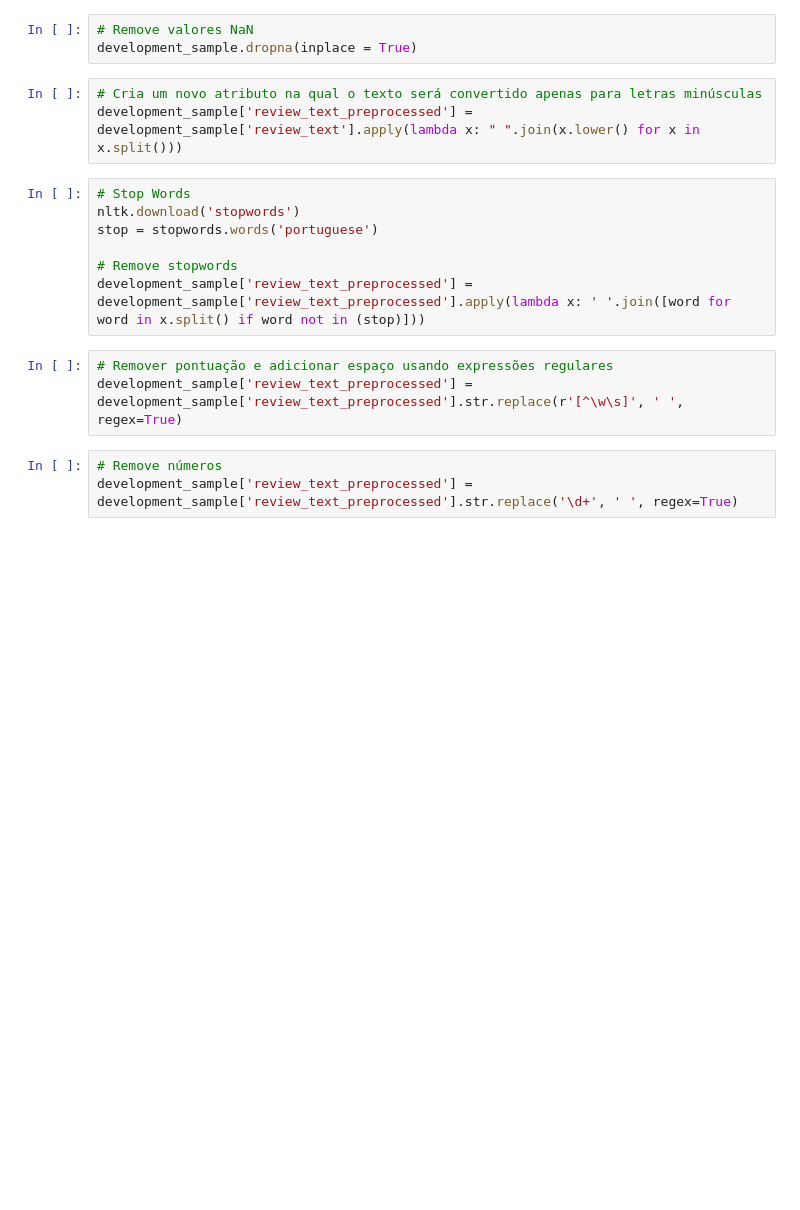
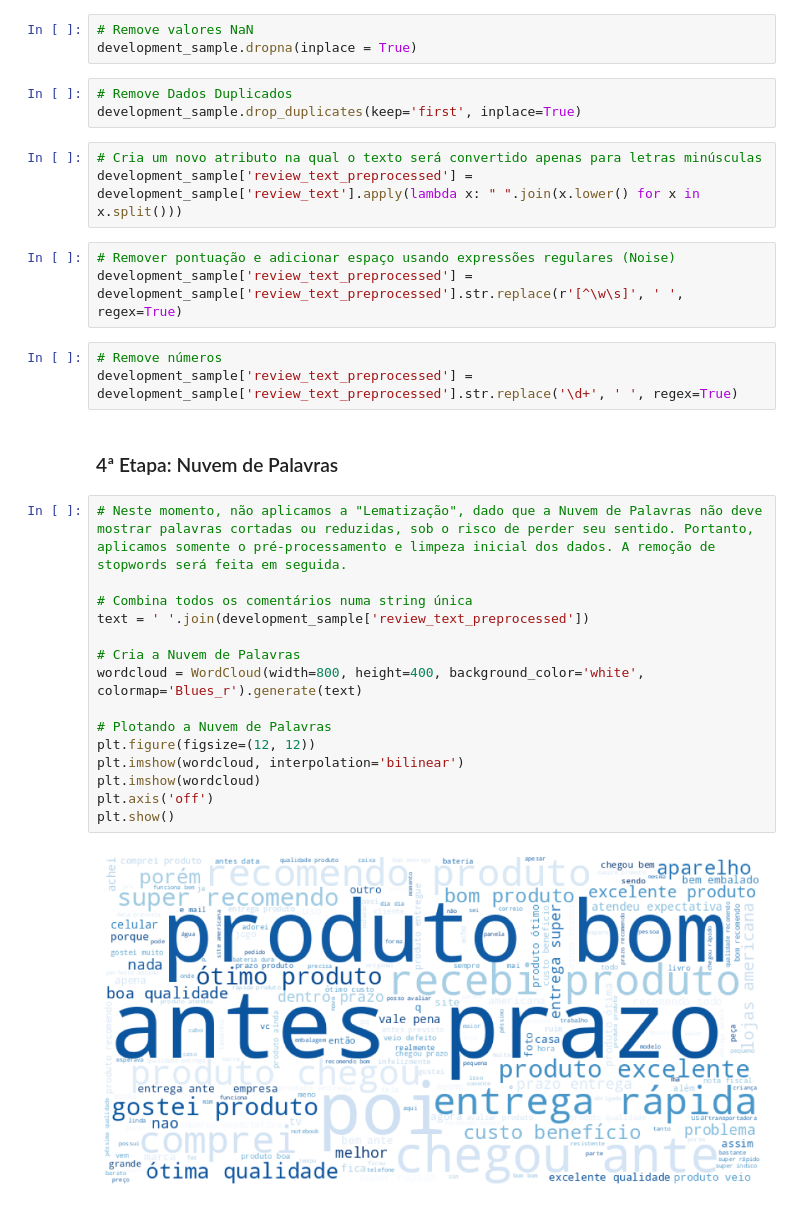
Before and after one commit to raphaelchaves/papa-linguas, a Jupyter notebook: Projeto_PLN_ICMC_V1.ipynb, the cells around one changed output. Cells and saved outputs as stored; diff of their text form; blank space fills up the shorter version.

```diff
--- a/Projeto_PLN_ICMC_V1.ipynb
+++ b/Projeto_PLN_ICMC_V1.ipynb
@@ -83,19 +86,34 @@ development_sample = original_data[['review_text', 'rating']]
 # %%
 # Remove valores NaN
 development_sample.dropna(inplace = True)
+# %%
+# Remove Dados Duplicados
+development_sample.drop_duplicates(keep='first', inplace=True)
 # %%
 # Cria um novo atributo na qual o texto será convertido apenas para letras minúsculas
 development_sample['review_text_preprocessed'] = development_sample['review_text'].apply(lambda x: " ".join(x.lower() for x in x.split()))
-# %%
-# Stop Words
-nltk.download('stopwords')
-stop = stopwords.words('portuguese')
-
-# Remove stopwords
-development_sample['review_text_preprocessed'] = development_sample['review_text_preprocessed'].apply(lambda x: ' '.join([word for word in x.split() if word not in (stop)]))
 # %%
-# Remover pontuação e adicionar espaço usando expressões regulares
+# Remover pontuação e adicionar espaço usando expressões regulares (Noise)
 development_sample['review_text_preprocessed'] = development_sample['review_text_preprocessed'].str.replace(r'[^\w\s]', ' ', regex=True)
 # %%
 # Remove números
 development_sample['review_text_preprocessed'] = development_sample['review_text_preprocessed'].str.replace('\d+', ' ', regex=True)
+# %% [markdown]
+### 4ª Etapa: Nuvem de Palavras
+# %%
+# Neste momento, não aplicamos a "Lematização", dado que a Nuvem de Palavras não deve mostrar palavras cortadas ou reduzidas, sob o risco de perder seu sentido. Portanto, aplicamos somente o pré-processamento e limpeza inicial dos dados. A remoção de stopwords será feita em seguida.
+
+# Combina todos os comentários numa string única
+text = ' '.join(development_sample['review_text_preprocessed'])
+
+# Cria a Nuvem de Palavras
+wordcloud = WordCloud(width=800, height=400, background_color='white', colormap='Blues_r').generate(text)
+
+# Plotando a Nuvem de Palavras
+plt.figure(figsize=(12, 12))
+plt.imshow(wordcloud, interpolation='bilinear')
+plt.imshow(wordcloud)
+plt.axis('off')
+plt.show()
+# %% [output]
+[figure, added]
```
Also changed, not shown: parts of 26 cells of this notebook.
